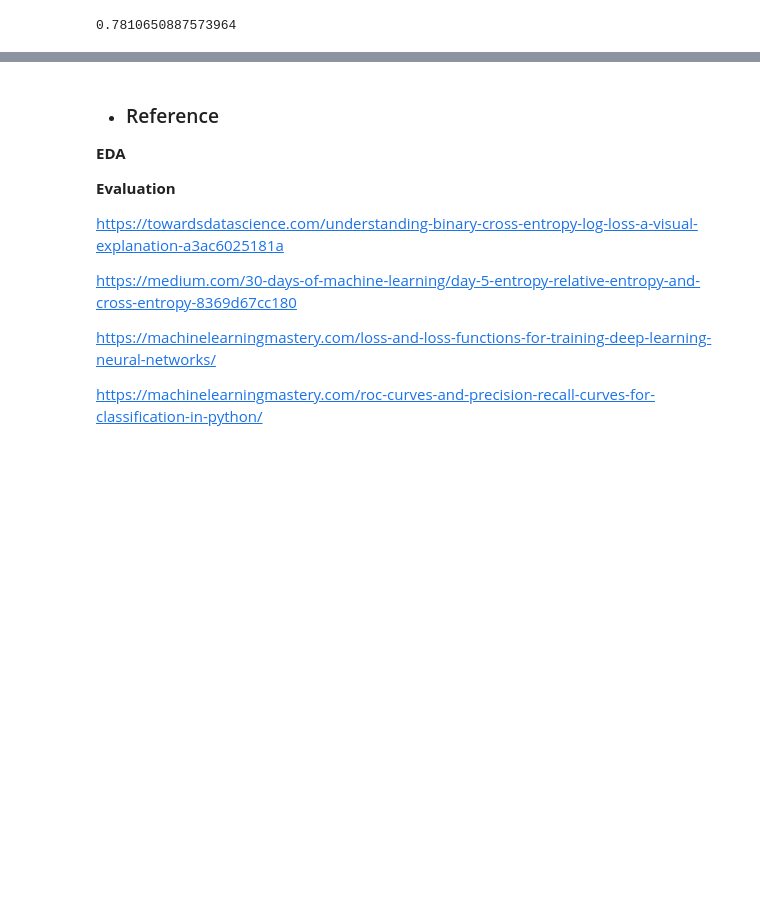
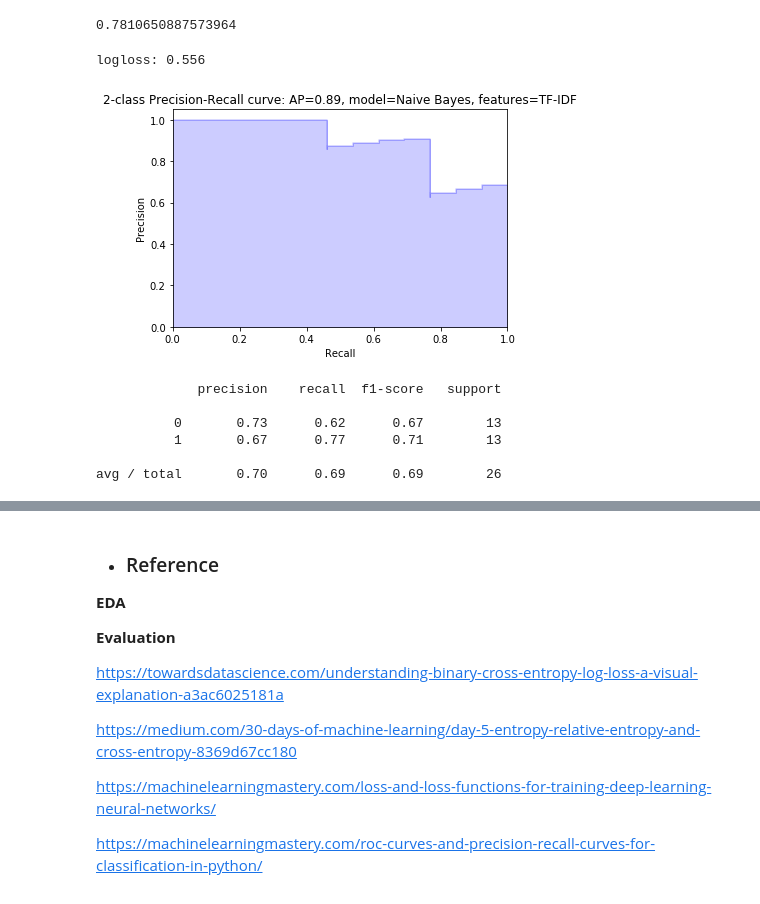
Before and after one commit to ck-unifr/german-wings-airline-challenge, a Jupyter notebook: german-wings-review.ipynb, the cells around one changed output, grey strips where cells are left out. Drawn from its saved outputs; the diff is of its cells as text; code cells hidden in the pictures; blank space fills up the shorter version.

```diff
--- a/german-wings-review.ipynb
+++ b/german-wings-review.ipynb
@@ -773,3 +767,26 @@ plot_auc_curve(yvalid, predictions[:, 1], model_name='logistic regression',  fea
 roc_auc_score(yvalid, predictions[:, 1])
 # %% [output]
 0.7810650887573964
+# %%
+# Fitting a simple Naive Bayes on TFIDF
+clf = MultinomialNB()
+clf.fit(xtrain_tfv, ytrain)
+predictions = clf.predict_proba(xvalid_tfv)
+ypred = clf.predict(xvalid_tfv)
+# %%
+print ("logloss: %0.3f " % multiclass_logloss(yvalid, predictions))
+# %% [output]
+logloss: 0.556
+# %%
+plot_pr_curve(yvalid, predictions[:, 1], model_name='Naive Bayes', features='TF-IDF')
+# %% [output]
+[figure, added]
+# %%
+print(classification_report(yvalid.values, ypred))
+# %% [output]
+             precision    recall  f1-score   support
+
+          0       0.73      0.62      0.67        13
+          1       0.67      0.77      0.71        13
+
+avg / total       0.70      0.69      0.69        26
```
Also changed, not shown: parts of 17 cells of this notebook.
